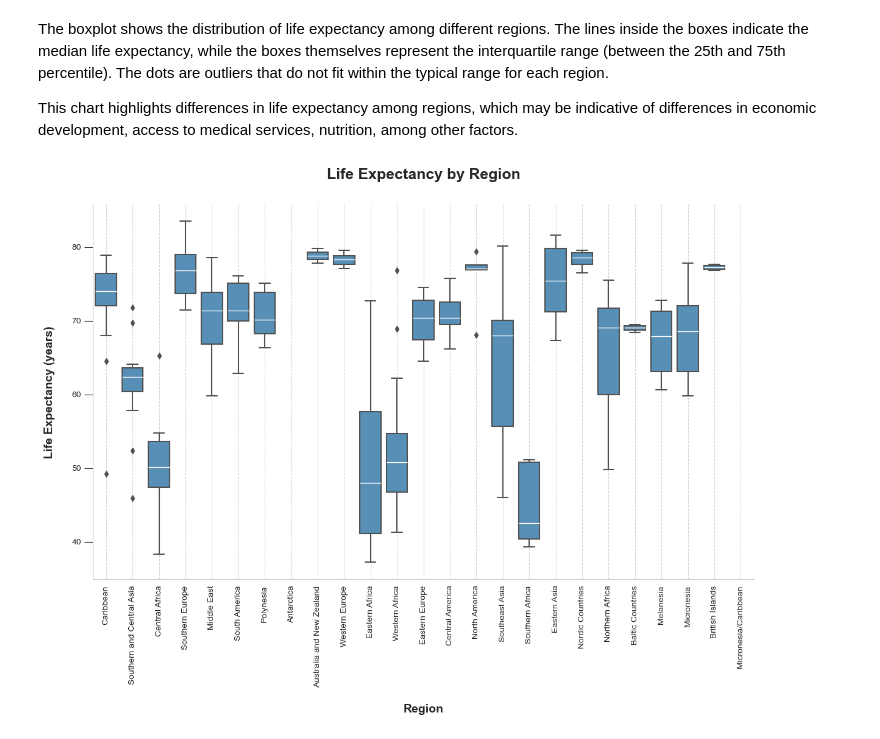
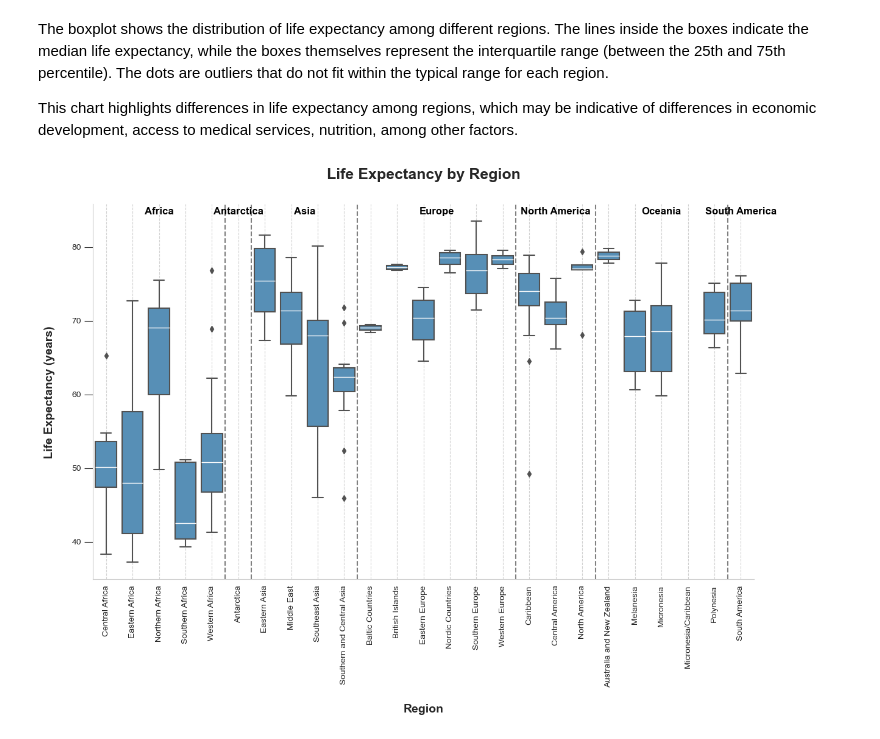
Before and after one commit to albertevieites/world, a Jupyter notebook: notebooks/visualizations.ipynb, the cells around one changed output. Saved outputs shown, nothing was run; the diff lists cells and outputs as text; code cells hidden in the pictures.

Commit message:
doc: add continents to life expectancy by region plot on readme

```diff
--- a/notebooks/visualizations.ipynb
+++ b/notebooks/visualizations.ipynb
@@ -254,28 +254,56 @@ The boxplot shows the distribution of life expectancy among different regions. T
 
 This chart highlights differences in life expectancy among regions, which may be indicative of differences in economic development, access to medical services, nutrition, among other factors.
 # %%
+# Order data first by Continent
+df_sorted = df_countries.sort_values(['Continent', 'Region'])
+
+# Plot
 plt.figure(figsize=(14, 8))
-sns.boxplot(x='Region', y='LifeExpectancy', data=df_countries, color="#4792C6",
+sns.boxplot(x='Region', y='LifeExpectancy', data=df_sorted, color="#4792C6",
             medianprops={"color": "w", "linewidth": 1})
 
 # Add marks to y-axis
-valores_marcados = [40, 50, 60, 70, 80]
-plt.yticks(valores_marcados)
+default_values = [40, 50, 60, 70, 80]
+plt.yticks(default_values)
 
 plt.tick_params(axis='y',
                 which='both',
                 left=True,
                 right=False,
                 length=10)
 
 plt.title('Life Expectancy by Region', fontsize=18, fontweight='bold', pad=30)
 plt.xlabel('Region', fontsize=14, fontweight='bold', labelpad=20)
 plt.ylabel('Life Expectancy (years)', fontsize=14, fontweight='bold', labelpad=20)
 plt.xticks(rotation=90)
 
+# Draw lines to separate different continents and annotate with continent names
+regions = df_sorted['Region'].unique()
+continents = df_sorted['Continent'].unique()
+last_idx = 0
+text_positions = []
+
+for continent in continents:
+    # Find the range of regions for this continent
+    continent_regions = df_sorted[df_sorted['Continent'] == continent]['Region'].unique()
+    first_region_idx = list(regions).index(continent_regions[0])
+    last_region_idx = list(regions).index(continent_regions[-1])
+    mid_point = (first_region_idx + last_region_idx) / 2
+    text_positions.append(mid_point)
+
+    if first_region_idx != last_idx:
+        plt.axvline(x=first_region_idx - 0.5, color='grey', linestyle='--')
+
+    last_idx = last_region_idx
+
+# Add continent labels
+for idx, continent in zip(text_positions, continents):
+    plt.text(x=idx, y=max(df_countries['LifeExpectancy']) + 1, s=continent,
+             horizontalalignment='center', fontsize=12, color='black', fontweight='bold')
+
 sns.despine()
 plt.grid(axis='y', alpha=0)
 plt.grid(axis="x", alpha=0.9, linestyle="--")
 plt.show()
 # %% [output]
-[figure, old version]
+[figure, new version]
```
Also changed, not shown: 3 other files.
